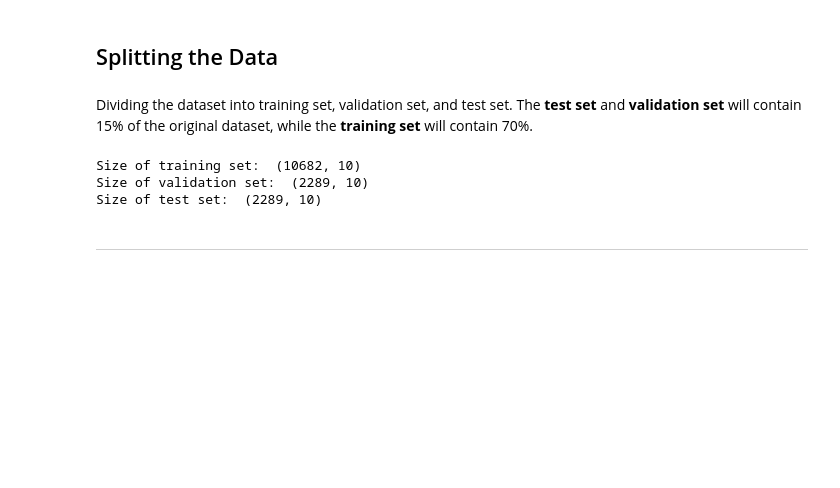
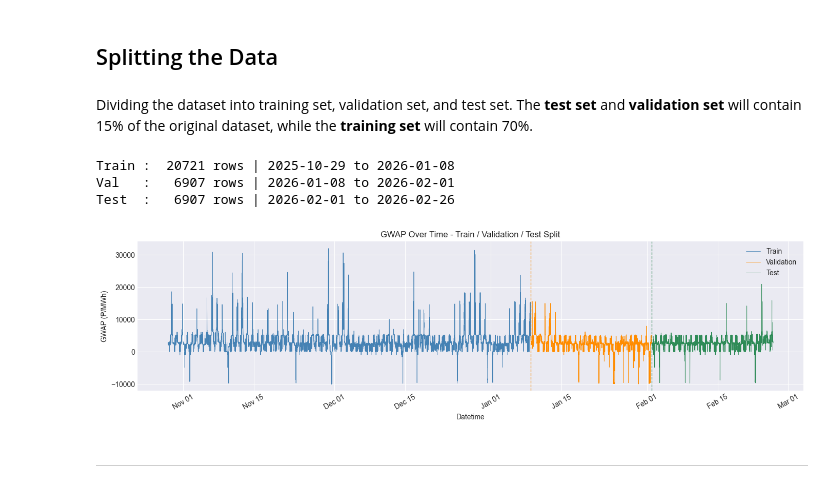
Before and after one commit to haniellejermayn/wesm-price-prediction, a Jupyter notebook: 05_NeuralNetwork.ipynb, the cells around one changed output. Cells and saved outputs as stored; diff of their text form; code cells hidden in the pictures; blank space fills up the shorter version.

```diff
--- a/05_NeuralNetwork.ipynb
+++ b/05_NeuralNetwork.ipynb
@@ -41,13 +40,13 @@ None
 # %% [markdown]
 First we need to ensure consistency across all data types to be able to use Tensor later on. So, we will convert the `month_year` feature into a datetime variable and separate them into two categories: `month` and `year`.
 # %%
-df["month_year"] = df["datetime"].dt.to_period("M").astype(str)
+# df["month_year"] = df["datetime"].dt.to_period("M").astype(str)
 
-# Convert string to datetime
-df['date_col'] = pd.to_datetime(df['month_year'], format='%Y-%m')
+# # Convert string to datetime
+# df['date_col'] = pd.to_datetime(df['month_year'], format='%Y-%m')
 
-df['year'] = df['date_col'].dt.year
-df['month'] = df['date_col'].dt.month
+# df['year'] = df['date_col'].dt.year
+# df['month'] = df['date_col'].dt.month
 # %% [markdown]
 `X_gwap` will contain all the features aside from `GWAP` and `gwap_range` as those will serve as our label. Time-based columns are also dropped since we have already made separate columns for `year` and `month`. `y_gwap` will contain the **GWAP** and serve as our label.
 # %%
@@ -99,8 +110,42 @@ X_train, X_val, y_train, y_val = train_test_split(
 # %%
-print("Size of training set: ", X_train.shape)
-print("Size of validation set: ", X_val.shape)
-print("Size of test set: ", X_test.shape)
+# print("Size of training set: ", X_train.shape)
+# print("Size of validation set: ", X_val.shape)
+# print("Size of test set: ", X_test.shape)
-# %% [output]
-Size of training set:  (10682, 10)
-Size of validation set:  (2289, 10)
-Size of test set:  (2289, 10)
+# %%
+df_sorted = df.sort_values("datetime").reset_index(drop=True)
+
+n = len(df_sorted)
+train_end = int(n * 0.60)
+val_end   = int(n * 0.80)
+
+train_df = df_sorted.iloc[:train_end]
+val_df   = df_sorted.iloc[train_end:val_end]
+test_df  = df_sorted.iloc[val_end:]
+
+print(f"Train : {len(train_df):>6} rows | {train_df['datetime'].min().date()} to {train_df['datetime'].max().date()}")
+print(f"Val   : {len(val_df):>6} rows | {val_df['datetime'].min().date()} to {val_df['datetime'].max().date()}")
+print(f"Test  : {len(test_df):>6} rows | {test_df['datetime'].min().date()} to {test_df['datetime'].max().date()}")
+# %% [output]
+Train :  20721 rows | 2025-10-29 to 2026-01-08
+Val   :   6907 rows | 2026-01-08 to 2026-02-01
+Test  :   6907 rows | 2026-02-01 to 2026-02-26
+# %%
+fig, ax = plt.subplots(figsize=(14, 4))
+
+ax.plot(train_df["datetime"], train_df["GWAP"], color="steelblue",  label="Train",      linewidth=0.6)
+ax.plot(val_df["datetime"],   val_df["GWAP"],   color="darkorange", label="Validation", linewidth=0.6)
+ax.plot(test_df["datetime"],  test_df["GWAP"],  color="seagreen",   label="Test",       linewidth=0.6)
+
+ax.axvline(train_df["datetime"].max(), color="darkorange", linestyle="--", linewidth=1, alpha=0.7)
+ax.axvline(val_df["datetime"].max(),   color="seagreen",   linestyle="--", linewidth=1, alpha=0.7)
+
+ax.set_title("GWAP Over Time - Train / Validation / Test Split")
+ax.set_xlabel("Datetime")
+ax.set_ylabel("GWAP (₱/MWh)")
+ax.legend()
+ax.xaxis.set_major_formatter(mdates.DateFormatter("%b %d"))
+plt.xticks(rotation=30)
+plt.tight_layout()
+plt.show()
+# %% [output]
+[figure, added]
```
Also changed, not shown: parts of 29 cells of this notebook, 1 other file.
